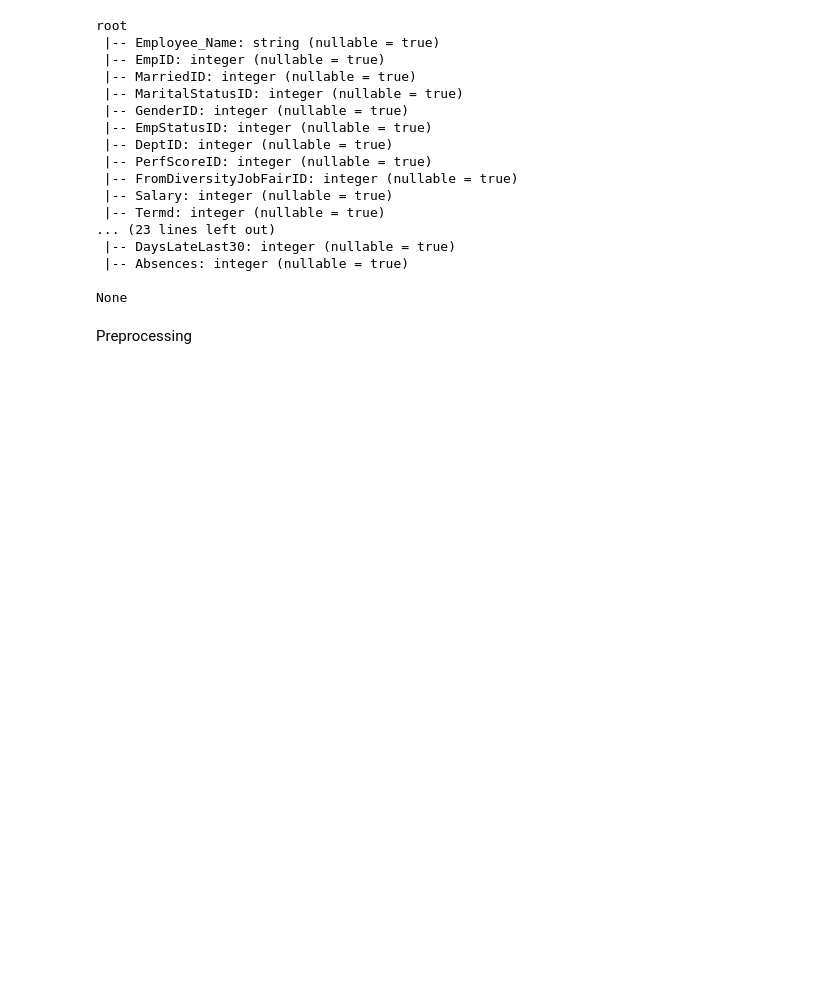
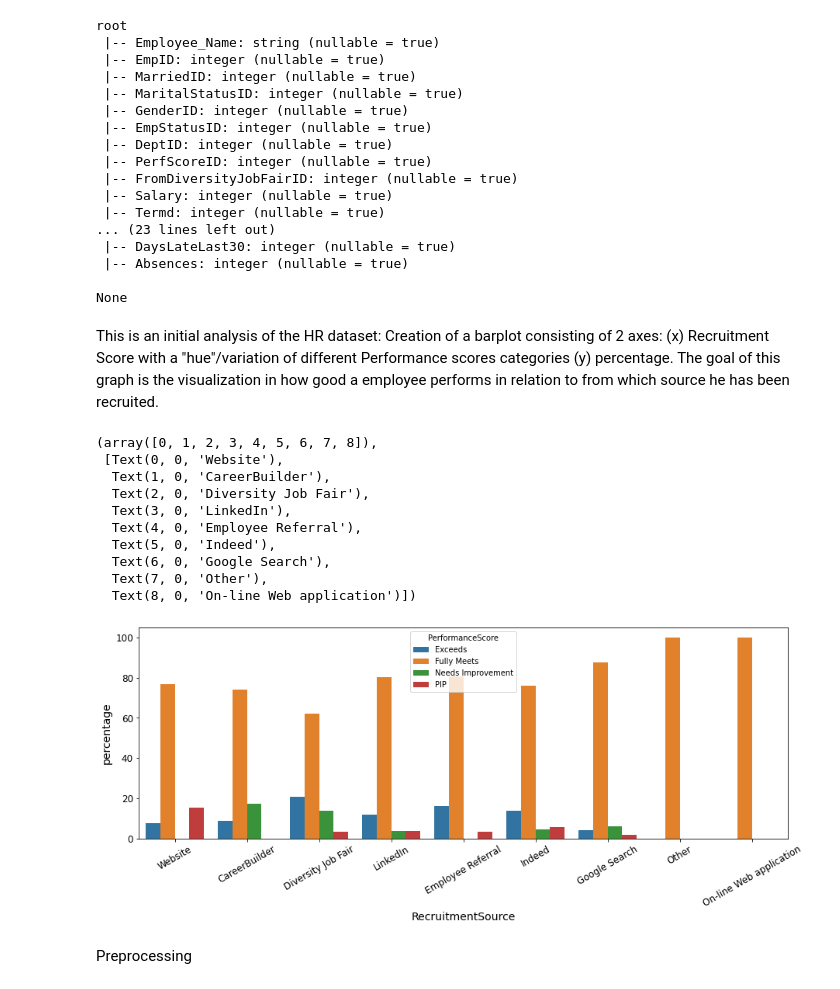
Before and after one commit to dkirste/datascience2020, a Jupyter notebook: datascience-sturm/human_resources.ipynb, the cells around one changed output. Drawn from its saved outputs; the diff is of its cells as text; code cells hidden in the pictures; blank space fills up the shorter version.

Commit message:
Added percentage score

```diff
--- a/datascience-sturm/human_resources.ipynb
+++ b/datascience-sturm/human_resources.ipynb
@@ -13,6 +13,14 @@ from pyspark.sql.types import BooleanType
 from pyspark.sql.functions import col, unix_timestamp, to_date, datediff
 from helper_functions import translate_to_file_string
 import seaborn as sbs
+
+%matplotlib inline
+import seaborn as sbs
+import matplotlib as mpl
+import matplotlib.pyplot as plt
+mpl.rc('axes', labelsize=14)
+mpl.rc('xtick', labelsize=12)
+mpl.rc('ytick', labelsize=12)
 # %% [markdown]
 Creating Spark Context
 # %%
@@ -87,6 +95,32 @@ root
  |-- Absences: integer (nullable = true)
 
 None
+# %% [markdown]
+This is an initial analysis of the HR dataset:
+Creation of a barplot consisting of 2 axes: (x) Recruitment Score with a "hue"/variation of different Performance scores categories (y) percentage. The goal of this graph is the visualization in how good a  employee performs in relation to from which source he has been recruited.
+# %%
+plt.figure(figsize=(15,5))
+dfPandas= df.toPandas()
+perfscore_percentage = (dfPandas.groupby(['RecruitmentSource'])['PerformanceScore']
+                     .value_counts(normalize=True)
+                     .rename('percentage')
+                     .mul(100)
+                     .reset_index()
+                     .sort_values('PerformanceScore'))
+sbs.barplot(x="RecruitmentSource", y="percentage", hue="PerformanceScore", data=perfscore_counts)
+plt.xticks(rotation = 30)
+# %% [output]
+(array([0, 1, 2, 3, 4, 5, 6, 7, 8]),
+ [Text(0, 0, 'Website'),
+  Text(1, 0, 'CareerBuilder'),
+  Text(2, 0, 'Diversity Job Fair'),
+  Text(3, 0, 'LinkedIn'),
+  Text(4, 0, 'Employee Referral'),
+  Text(5, 0, 'Indeed'),
+  Text(6, 0, 'Google Search'),
+  Text(7, 0, 'Other'),
+  Text(8, 0, 'On-line Web application')])
+[figure, added]
 # %% [markdown]
 Preprocessing
 # %%
```
Also changed, not shown: parts of 3 cells of this notebook.
